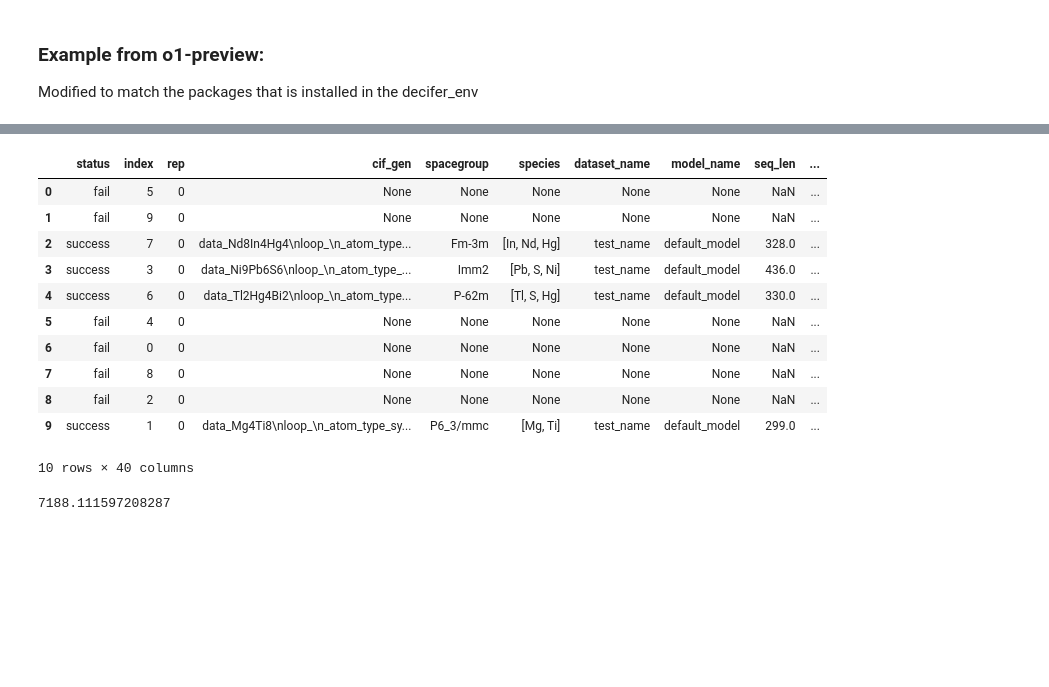
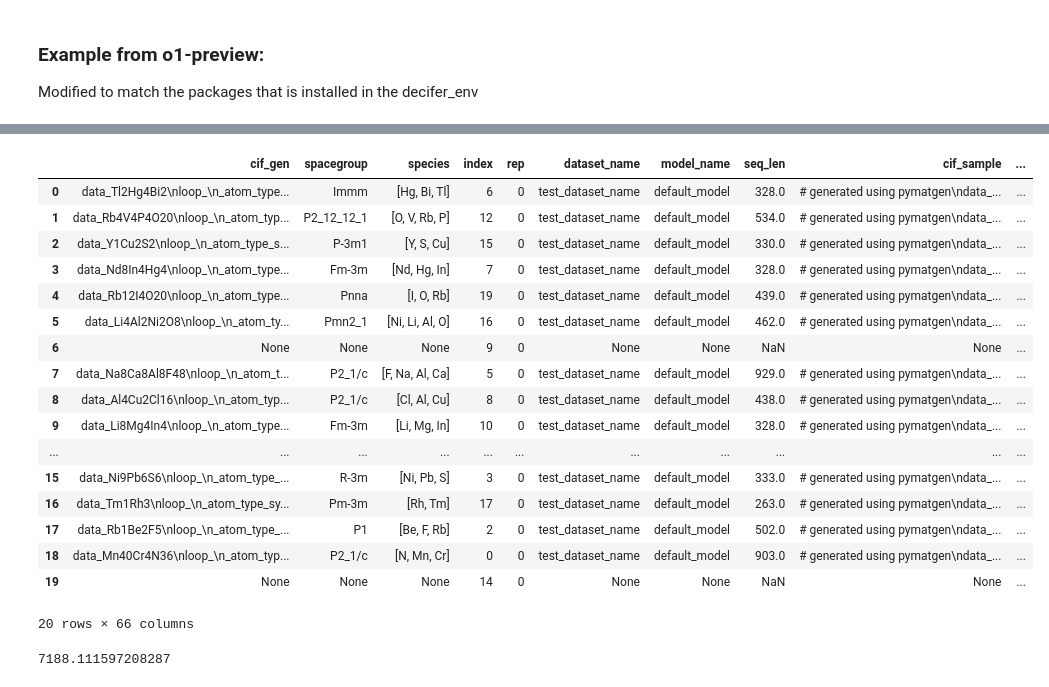
Before and after one commit to zhaohan-alan/decifier, a Jupyter notebook: notebooks/SOAP_kernel.ipynb, the cells around one changed output, grey strips where cells are left out. Saved outputs shown, nothing was run; the diff lists cells and outputs as text; code cells hidden in the pictures; blank space fills up the shorter version.

```diff
--- a/notebooks/SOAP_kernel.ipynb
+++ b/notebooks/SOAP_kernel.ipynb
@@ -160,20 +242,26 @@ plt.plot(soap_a)
 # %%
 import pandas as pd
 # %%
-pd.read_parquet("../testing_refactored/test_name.eval")
+pd.read_parquet("../testing_small_large_soap/test_dataset_name.eval")
 # %% [output]
-|  | status | index | rep | cif_gen | spacegroup | species | dataset_name | model_name | seq_len | ... |
-| 0 | fail | 5 | 0 | None | None | None | None | None | NaN | ... |
-| 1 | fail | 9 | 0 | None | None | None | None | None | NaN | ... |
-| 2 | success | 7 | 0 | data_Nd8In4Hg4\nloop_\n_atom_type... | Fm-3m | [In, Nd, Hg] | test_name | default_model | 328.0 | ... |
-| 3 | success | 3 | 0 | data_Ni9Pb6S6\nloop_\n_atom_type_... | Imm2 | [Pb, S, Ni] | test_name | default_model | 436.0 | ... |
-| 4 | success | 6 | 0 | data_Tl2Hg4Bi2\nloop_\n_atom_type... | P-62m | [Tl, S, Hg] | test_name | default_model | 330.0 | ... |
-| 5 | fail | 4 | 0 | None | None | None | None | None | NaN | ... |
-| 6 | fail | 0 | 0 | None | None | None | None | None | NaN | ... |
-| 7 | fail | 8 | 0 | None | None | None | None | None | NaN | ... |
-| 8 | fail | 2 | 0 | None | None | None | None | None | NaN | ... |
-| 9 | success | 1 | 0 | data_Mg4Ti8\nloop_\n_atom_type_sy... | P6_3/mmc | [Mg, Ti] | test_name | default_model | 299.0 | ... |
+|  | cif_gen | spacegroup | species | index | rep | dataset_name | model_name | seq_len | cif_sample | ... |
+| 0 | data_Tl2Hg4Bi2\nloop_\n_atom_type... | Immm | [Hg, Bi, Tl] | 6 | 0 | test_dataset_name | default_model | 328.0 | # generated using pymatgen\ndata_... | ... |
+| 1 | data_Rb4V4P4O20\nloop_\n_atom_typ... | P2_12_12_1 | [O, V, Rb, P] | 12 | 0 | test_dataset_name | default_model | 534.0 | # generated using pymatgen\ndata_... | ... |
+| 2 | data_Y1Cu2S2\nloop_\n_atom_type_s... | P-3m1 | [Y, S, Cu] | 15 | 0 | test_dataset_name | default_model | 330.0 | # generated using pymatgen\ndata_... | ... |
+| 3 | data_Nd8In4Hg4\nloop_\n_atom_type... | Fm-3m | [Nd, Hg, In] | 7 | 0 | test_dataset_name | default_model | 328.0 | # generated using pymatgen\ndata_... | ... |
+| 4 | data_Rb12I4O20\nloop_\n_atom_type... | Pnna | [I, O, Rb] | 19 | 0 | test_dataset_name | default_model | 439.0 | # generated using pymatgen\ndata_... | ... |
+| 5 | data_Li4Al2Ni2O8\nloop_\n_atom_ty... | Pmn2_1 | [Ni, Li, Al, O] | 16 | 0 | test_dataset_name | default_model | 462.0 | # generated using pymatgen\ndata_... | ... |
+| 6 | None | None | None | 9 | 0 | None | None | NaN | None | ... |
+| 7 | data_Na8Ca8Al8F48\nloop_\n_atom_t... | P2_1/c | [F, Na, Al, Ca] | 5 | 0 | test_dataset_name | default_model | 929.0 | # generated using pymatgen\ndata_... | ... |
+| 8 | data_Al4Cu2Cl16\nloop_\n_atom_typ... | P2_1/c | [Cl, Al, Cu] | 8 | 0 | test_dataset_name | default_model | 438.0 | # generated using pymatgen\ndata_... | ... |
+| 9 | data_Li8Mg4In4\nloop_\n_atom_type... | Fm-3m | [Li, Mg, In] | 10 | 0 | test_dataset_name | default_model | 328.0 | # generated using pymatgen\ndata_... | ... |
+| ... | ... | ... | ... | ... | ... | ... | ... | ... | ... | ... |
+| 15 | data_Ni9Pb6S6\nloop_\n_atom_type_... | R-3m | [Ni, Pb, S] | 3 | 0 | test_dataset_name | default_model | 333.0 | # generated using pymatgen\ndata_... | ... |
+| 16 | data_Tm1Rh3\nloop_\n_atom_type_sy... | Pm-3m | [Rh, Tm] | 17 | 0 | test_dataset_name | default_model | 263.0 | # generated using pymatgen\ndata_... | ... |
+| 17 | data_Rb1Be2F5\nloop_\n_atom_type_... | P1 | [Be, F, Rb] | 2 | 0 | test_dataset_name | default_model | 502.0 | # generated using pymatgen\ndata_... | ... |
+| 18 | data_Mn40Cr4N36\nloop_\n_atom_typ... | P2_1/c | [N, Mn, Cr] | 0 | 0 | test_dataset_name | default_model | 903.0 | # generated using pymatgen\ndata_... | ... |
+| 19 | None | None | None | 14 | 0 | None | None | NaN | None | ... |
-10 rows × 40 columns
+20 rows × 66 columns
 # %%
 gen_soap = pd.read_parquet("../testing_refactored/test_name.eval")['descriptors.soap_gen'][3]
 sample_soap = pd.read_parquet("../testing_refactored/test_name.eval")['descriptors.soap_sample'][3]
```
Also changed, not shown: parts of 18 cells of this notebook, 3 other files.
